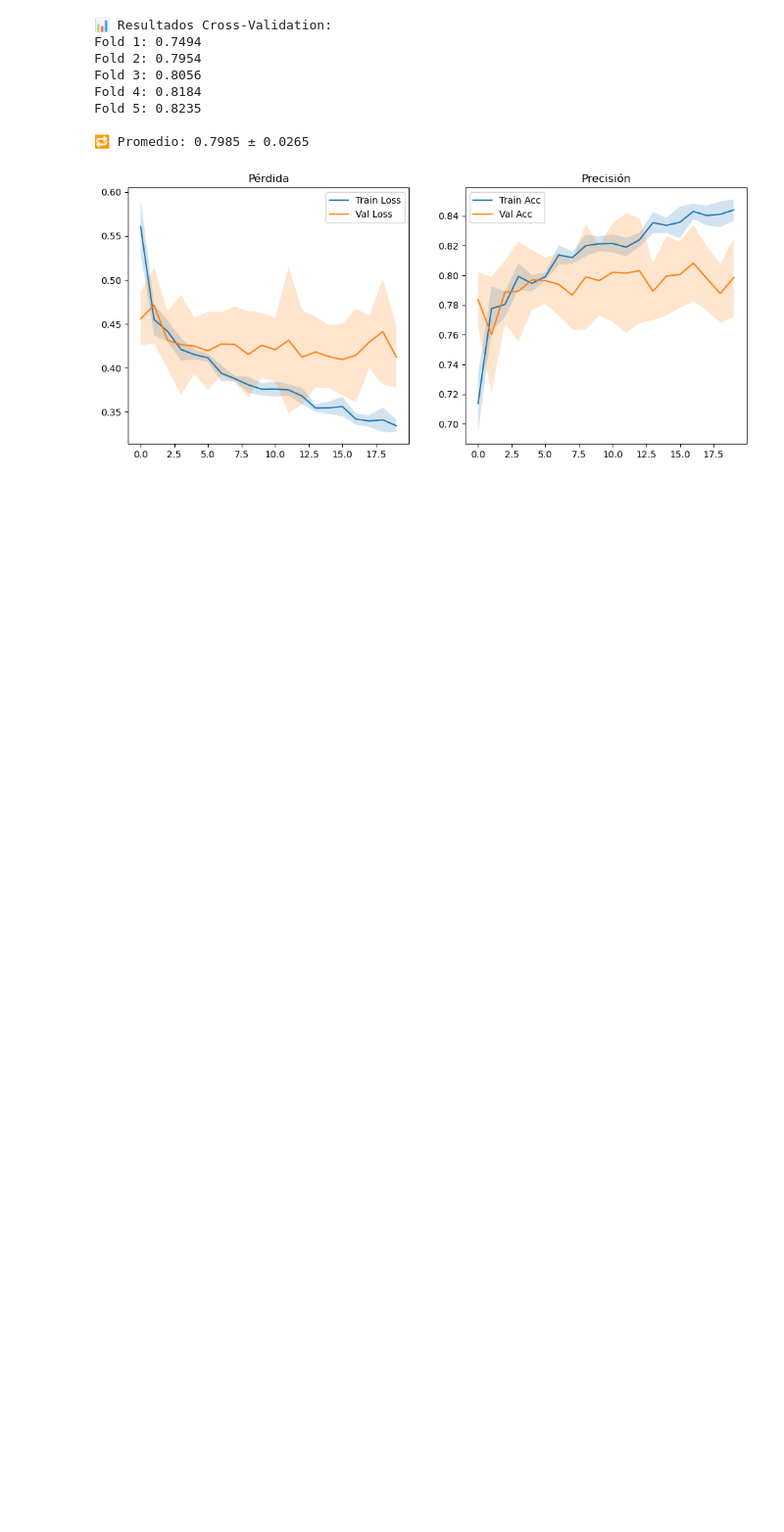
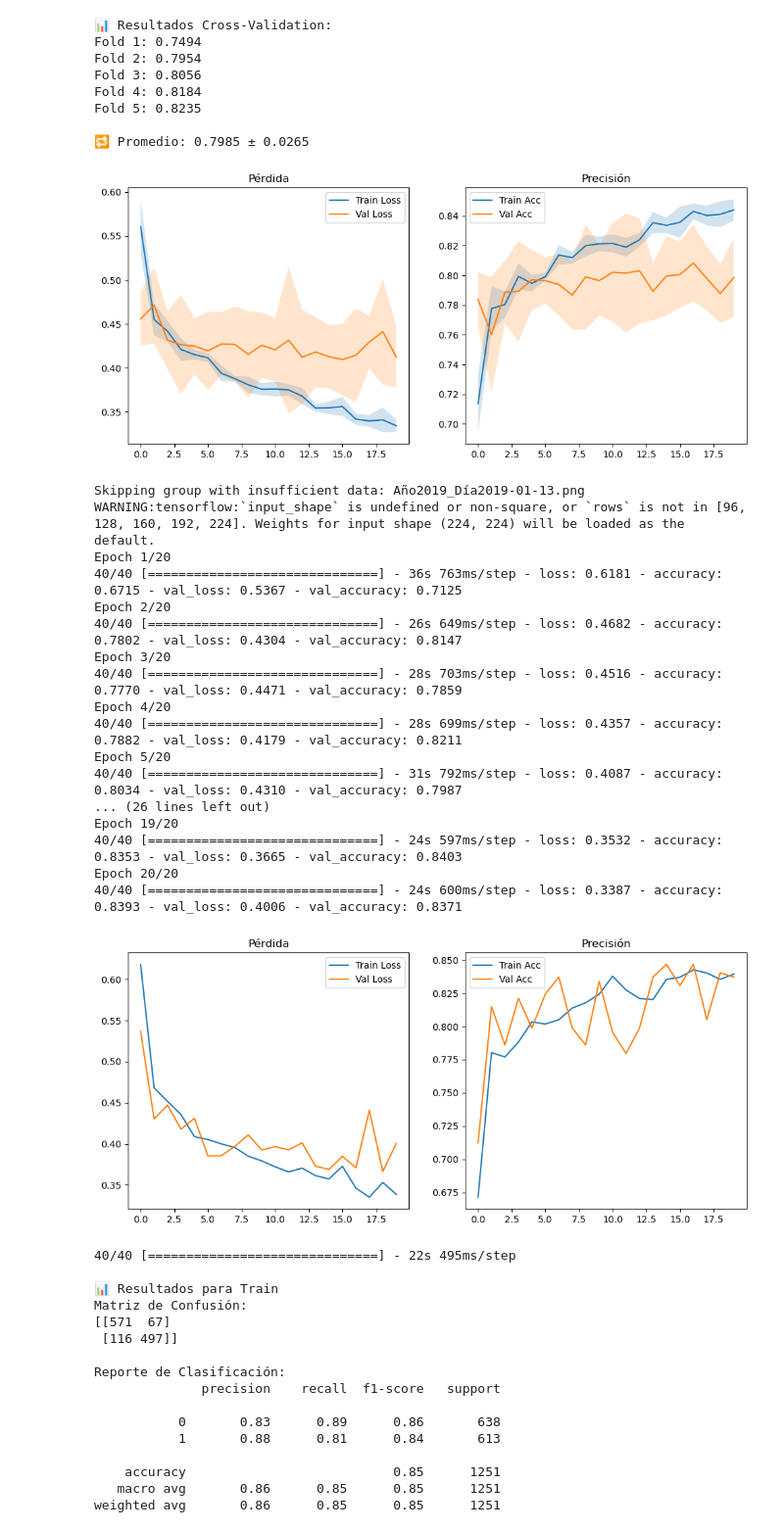
Before and after one commit to luna-as18/ProyectoGradoGEB, a Jupyter notebook: modelos/CNN_LSTM.ipynb, the cells around one changed output. Shown at 98% size. Cells and saved outputs as stored; diff of their text form; code cells hidden in the pictures; blank space fills up the shorter version.

Commit message:
modelos finales

```diff
--- a/modelos/CNN_LSTM.ipynb
+++ b/modelos/CNN_LSTM.ipynb
@@ -665,31 +665,66 @@ for name, X_img_set, X_seq_set, y_true in zip(
     ["Train", "Test"],
     [X_train_img, X_test_img],
     [X_train_seq, X_test_seq],
     [y_train, y_test]
 ):
     y_pred_proba = model.predict([X_img_set, X_seq_set])
     y_pred = (y_pred_proba > 0.5).astype(int)
 
     print(f"\n📊 Resultados para {name}")
     print("Matriz de Confusión:")
     cm = confusion_matrix(y_true, y_pred)
     print(cm)
     print("\nReporte de Clasificación:")
     print(classification_report(y_true, y_pred))
 
     # Curva ROC
     fpr, tpr, _ = roc_curve(y_true, y_pred_proba)
     roc_auc = auc(fpr, tpr)
 
     plt.figure(figsize=(6, 5))
     plt.plot(fpr, tpr, label=f"AUC = {roc_auc:.2f}")
     plt.plot([0, 1], [0, 1], linestyle="--", color="gray")
     plt.title(f"Curva ROC - {name}")
     plt.xlabel("False Positive Rate")
     plt.ylabel("True Positive Rate")
     plt.legend()
     plt.grid()
     plt.show()
 
 # ==== GUARDAR MODELO ====
-model.save("modelo_cnn_lstm.h5")
+model.save("modelo_cnn_lstm_v2.h5")
+# %% [output]
+Skipping group with insufficient data: Año2019_Día2019-01-13.png
+WARNING:tensorflow:`input_shape` is undefined or non-square, or `rows` is not in [96, 128, 160, 192, 224]. Weights for input shape (224, 224) will be loaded as the default.
+Epoch 1/20
+40/40 [==============================] - 36s 763ms/step - loss: 0.6181 - accuracy: 0.6715 - val_loss: 0.5367 - val_accuracy: 0.7125
+Epoch 2/20
+40/40 [==============================] - 26s 649ms/step - loss: 0.4682 - accuracy: 0.7802 - val_loss: 0.4304 - val_accuracy: 0.8147
+Epoch 3/20
+40/40 [==============================] - 28s 703ms/step - loss: 0.4516 - accuracy: 0.7770 - val_loss: 0.4471 - val_accuracy: 0.7859
+Epoch 4/20
+40/40 [==============================] - 28s 699ms/step - loss: 0.4357 - accuracy: 0.7882 - val_loss: 0.4179 - val_accuracy: 0.8211
+Epoch 5/20
+40/40 [==============================] - 31s 792ms/step - loss: 0.4087 - accuracy: 0.8034 - val_loss: 0.4310 - val_accuracy: 0.7987
+... (26 lines left out)
+Epoch 19/20
+40/40 [==============================] - 24s 597ms/step - loss: 0.3532 - accuracy: 0.8353 - val_loss: 0.3665 - val_accuracy: 0.8403
+Epoch 20/20
+40/40 [==============================] - 24s 600ms/step - loss: 0.3387 - accuracy: 0.8393 - val_loss: 0.4006 - val_accuracy: 0.8371
+[figure, added]
+40/40 [==============================] - 22s 495ms/step
+
+📊 Resultados para Train
+Matriz de Confusión:
+[[571  67]
+ [116 497]]
+
+Reporte de Clasificación:
+              precision    recall  f1-score   support
+
+           0       0.83      0.89      0.86       638
+           1       0.88      0.81      0.84       613
+
+    accuracy                           0.85      1251
+   macro avg       0.86      0.85      0.85      1251
+weighted avg       0.86      0.85      0.85      1251
```
Also changed, not shown: parts of 2 cells of this notebook, 2 other files.
